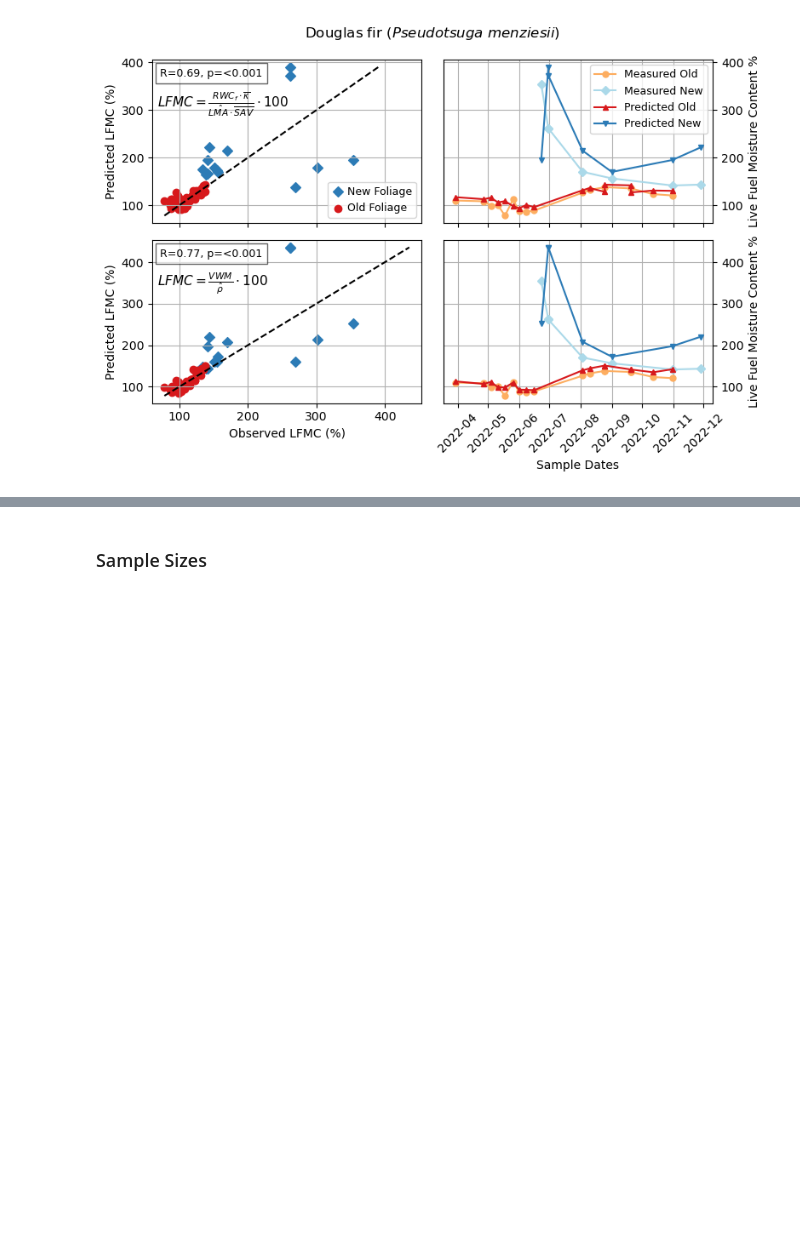
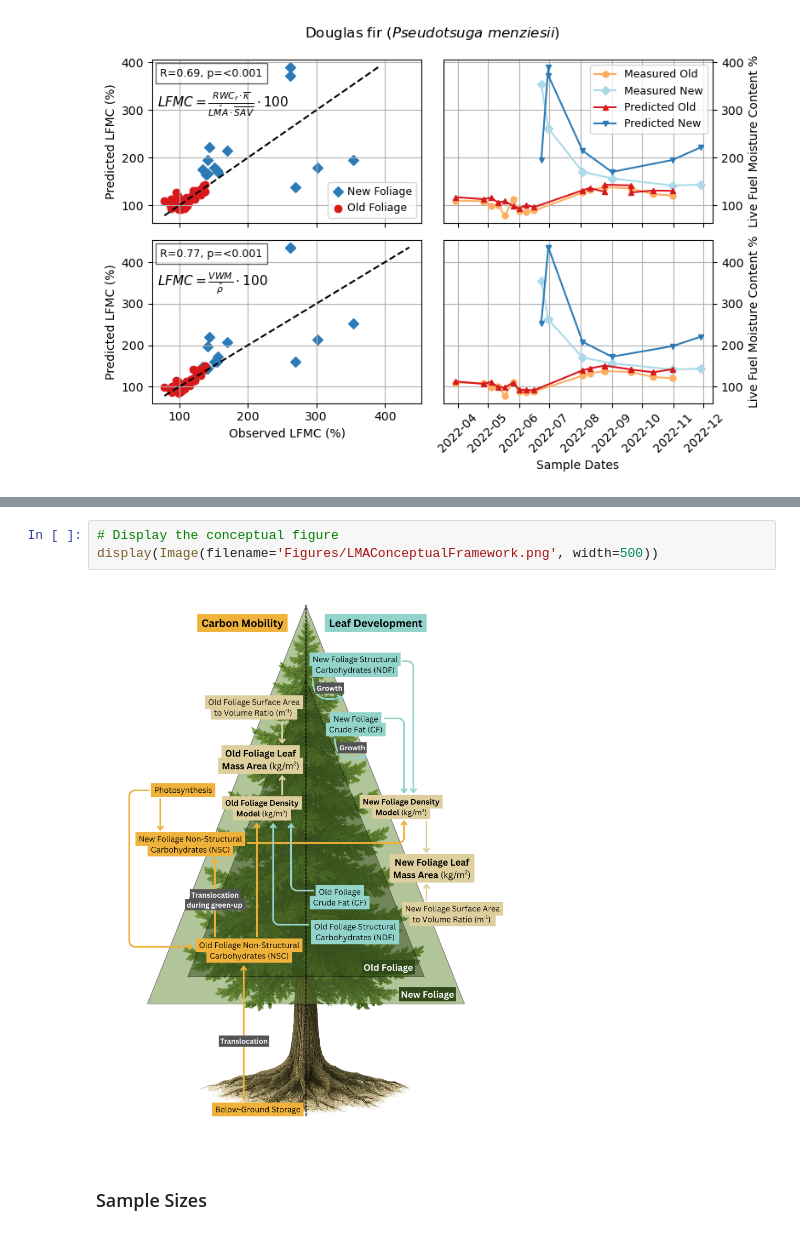
Before and after one commit to firelab/MechanisticFoliarDensityModel, a Jupyter notebook: Density_LMA_Model_ECOMOD-26-111.ipynb, the cells around one changed output, grey strips where cells are left out. Cells and saved outputs as stored; diff of their text form; blank space fills up the shorter version.

```diff
--- a/Density_LMA_Model_ECOMOD-26-111.ipynb
+++ b/Density_LMA_Model_ECOMOD-26-111.ipynb
@@ -1782,3 +1779,8 @@ fig.savefig("Figures/LFMC_PSME.png", bbox_inches="tight")
+# %%
+# Display the conceptual figure
+display(Image(filename='Figures/LMAConceptualFramework.png', width=500))
+# %% [output]
+[figure, added]
 # %% [markdown]
 ### Sample Sizes
 # %%
```
Also changed, not shown: parts of 46 cells of this notebook.
